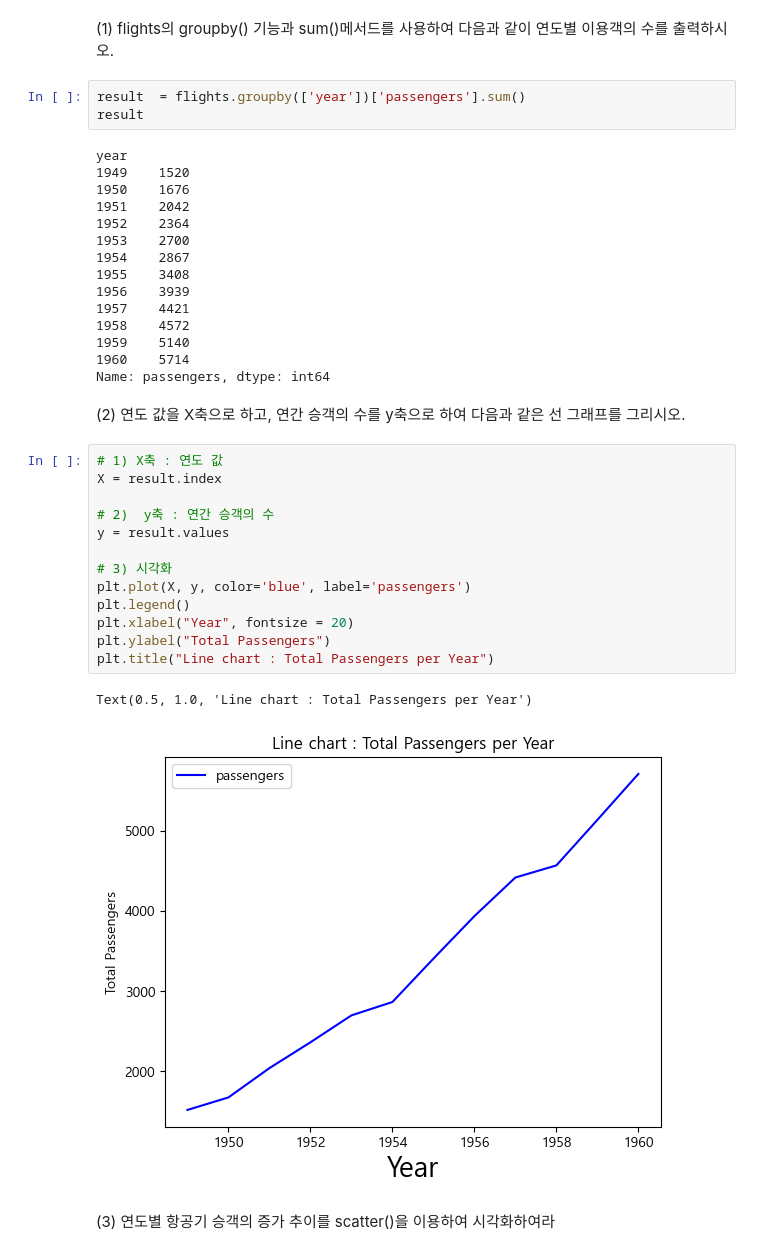
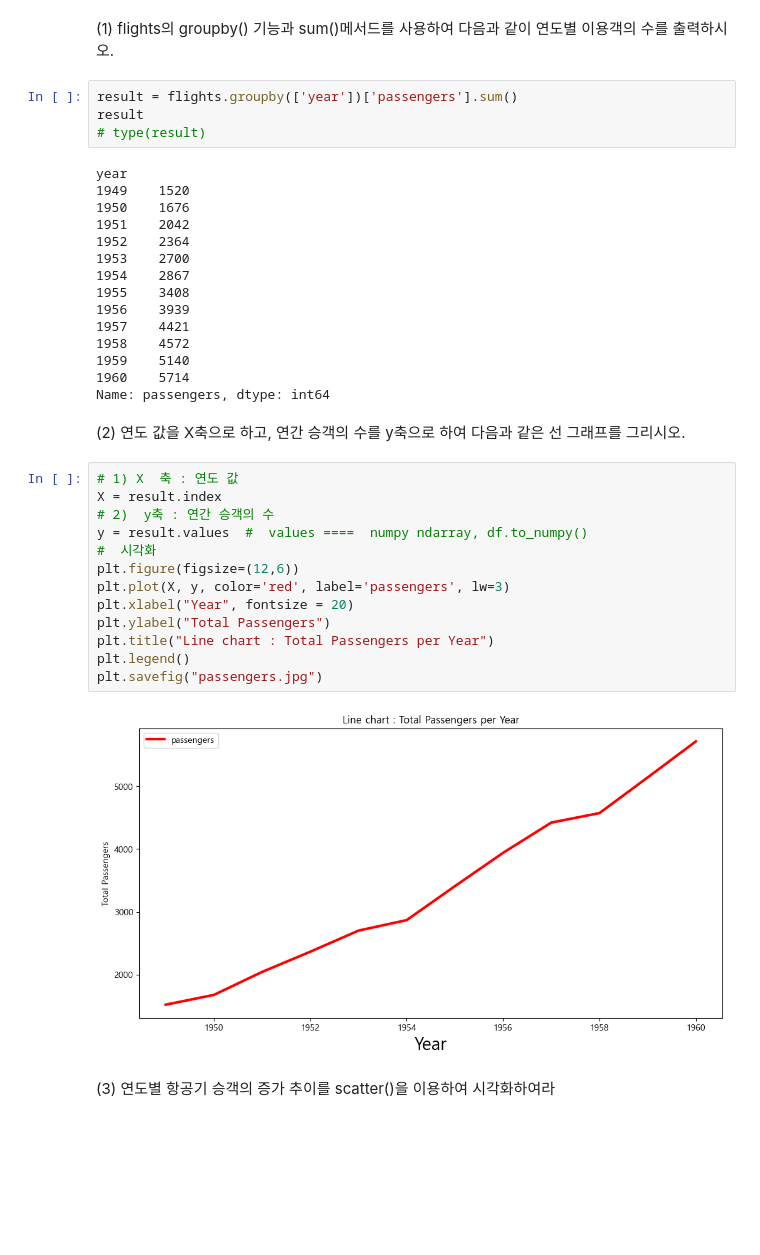
Before and after one commit to cybercherrybomb/python_basic_2_1, a Jupyter notebook: python_basic_2-main/ch12_update_class_1_수요일_5_22.ipynb, the cells around one changed output. Saved outputs shown, nothing was run; the diff lists cells and outputs as text; blank space fills up the shorter version.

```diff
--- a/python_basic_2-main/ch12_update_class_1_수요일_5_22.ipynb
+++ b/python_basic_2-main/ch12_update_class_1_수요일_5_22.ipynb
@@ -236,8 +229,9 @@ print(flights.shape)
 # %% [markdown]
 (1) flights의 groupby() 기능과 sum()메서드를 사용하여 다음과 같이 연도별 이용객의 수를 출력하시오.
 # %%
-result  = flights.groupby(['year'])['passengers'].sum()
+result = flights.groupby(['year'])['passengers'].sum()
 result
+# type(result)
 # %% [output]
 year
 1949    1520
@@ -256,21 +250,20 @@ Name: passengers, dtype: int64
 # %% [markdown]
 (2) 연도 값을 X축으로 하고, 연간 승객의 수를 y축으로 하여 다음과 같은 선 그래프를 그리시오.
 # %%
-# 1) X축 : 연도 값
+# 1) X  축 : 연도 값
 X = result.index
-
 # 2)  y축 : 연간 승객의 수
-y = result.values
-
-# 3) 시각화
-plt.plot(X, y, color='blue', label='passengers')
-plt.legend()
+y = result.values  #  values ====  numpy ndarray, df.to_numpy()
+#  시각화
+plt.figure(figsize=(12,6))
+plt.plot(X, y, color='red', label='passengers', lw=3)
 plt.xlabel("Year", fontsize = 20)
 plt.ylabel("Total Passengers")
 plt.title("Line chart : Total Passengers per Year")
+plt.legend()
+plt.savefig("passengers.jpg")
 # %% [output]
-Text(0.5, 1.0, 'Line chart : Total Passengers per Year')
-[figure, old version]
+[figure, new version]
 # %% [markdown]
 (3) 연도별 항공기 승객의 증가 추이를 scatter()을 이용하여 시각화하여라
 # %%
```
Also changed, not shown: parts of 43 cells of this notebook, 4 other files.
